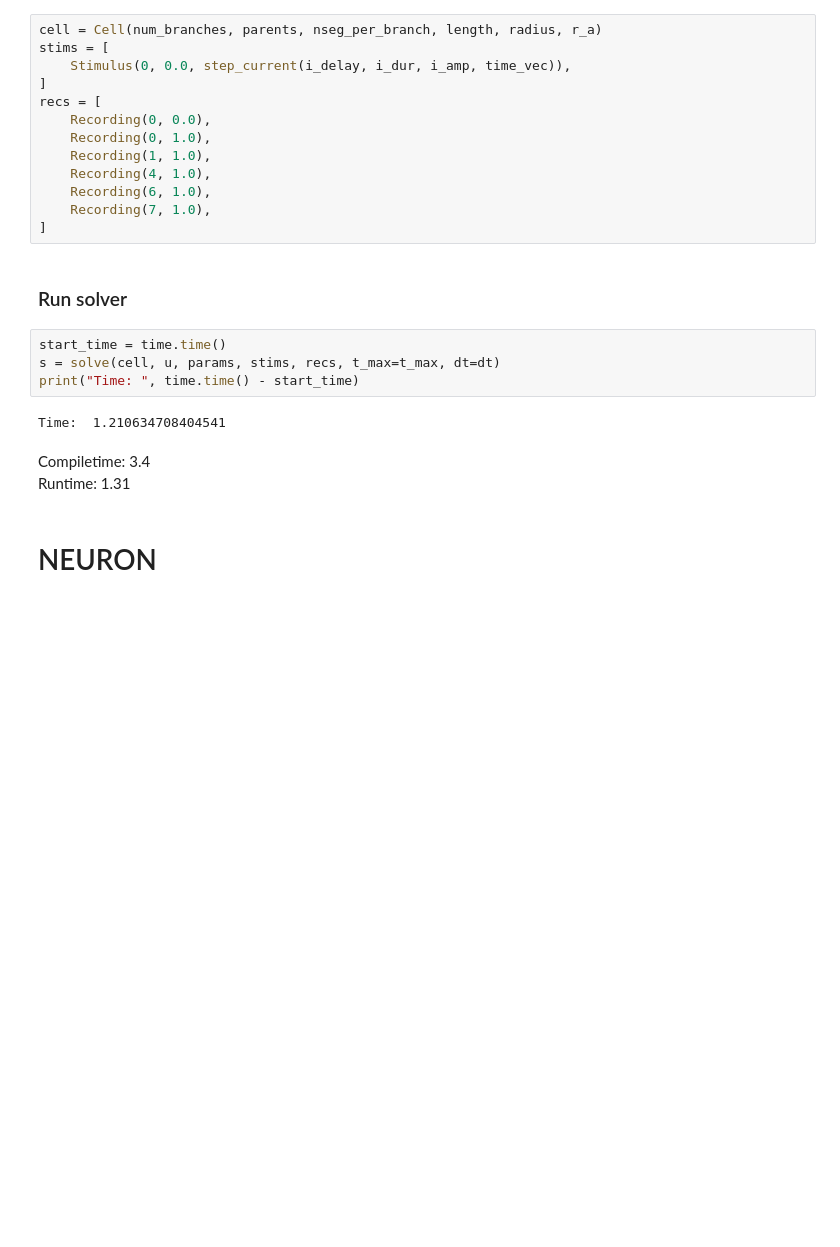
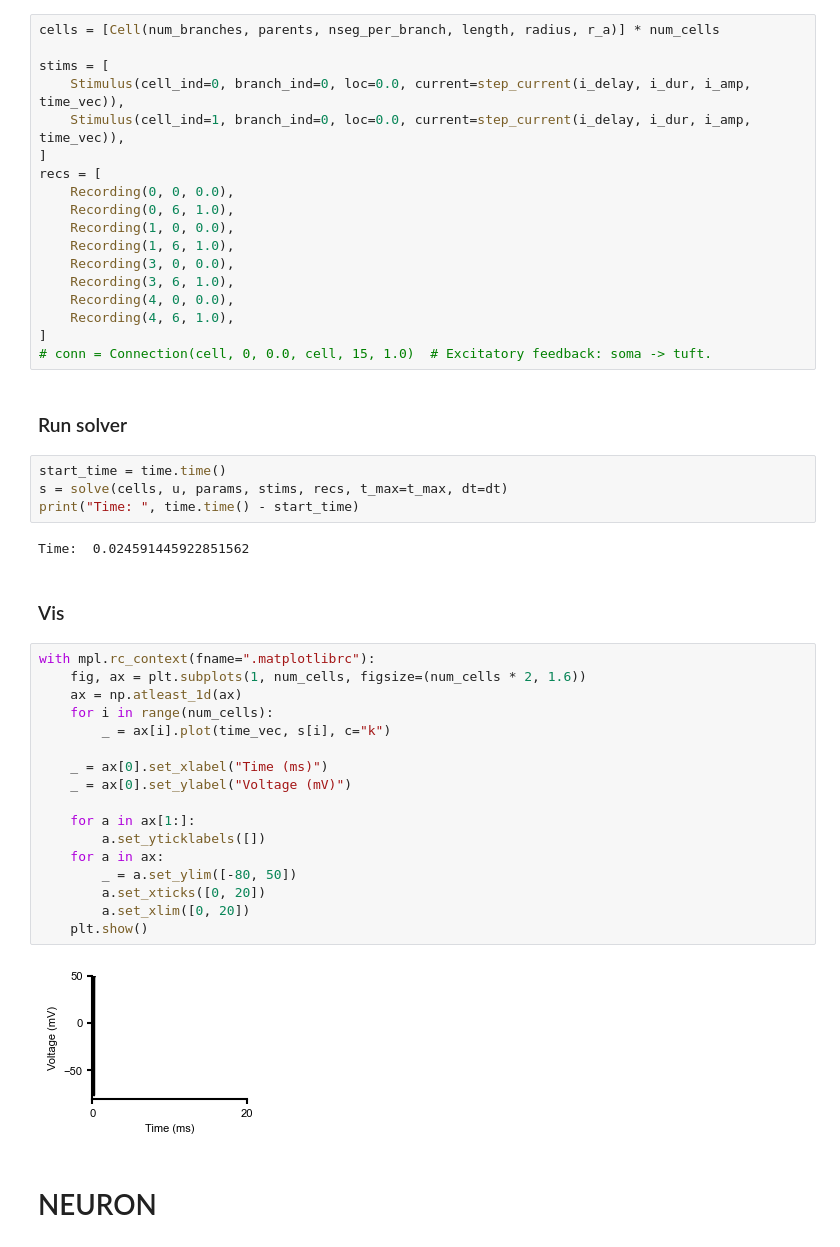
Before and after one commit to jaxleyverse/jaxley, a Jupyter notebook: notebooks/01_demo_branched.ipynb, the cells around one changed output. Cells and saved outputs as stored; diff of their text form; blank space fills up the shorter version.

Commit message:
Multiple cells; not working

```diff
--- a/notebooks/01_demo_branched.ipynb
+++ b/notebooks/01_demo_branched.ipynb
@@ -56,29 +59,52 @@ t_max = 20.0  # ms
 # %%
 time_vec = jnp.arange(0, t_max+dt, dt)
 # %%
-cell = Cell(num_branches, parents, nseg_per_branch, length, radius, r_a)
+cells = [Cell(num_branches, parents, nseg_per_branch, length, radius, r_a)] * num_cells
+
 stims = [
-    Stimulus(0, 0.0, step_current(i_delay, i_dur, i_amp, time_vec)),
+    Stimulus(cell_ind=0, branch_ind=0, loc=0.0, current=step_current(i_delay, i_dur, i_amp, time_vec)),
+    Stimulus(cell_ind=1, branch_ind=0, loc=0.0, current=step_current(i_delay, i_dur, i_amp, time_vec)),
 ]
 recs = [
-    Recording(0, 0.0),
-    Recording(0, 1.0),
-    Recording(1, 1.0),
-    Recording(4, 1.0),
-    Recording(6, 1.0),
-    Recording(7, 1.0),
+    Recording(0, 0, 0.0),
+    Recording(0, 6, 1.0),
+    Recording(1, 0, 0.0),
+    Recording(1, 6, 1.0),
+    Recording(3, 0, 0.0),
+    Recording(3, 6, 1.0),
+    Recording(4, 0, 0.0),
+    Recording(4, 6, 1.0),
 ]
+# conn = Connection(cell, 0, 0.0, cell, 15, 1.0)  # Excitatory feedback: soma -> tuft.
 # %% [markdown]
 ### Run solver
 # %%
 start_time = time.time()
-s = solve(cell, u, params, stims, recs, t_max=t_max, dt=dt)
+s = solve(cells, u, params, stims, recs, t_max=t_max, dt=dt)
 print("Time: ", time.time() - start_time)
 # %% [output]
-Time:  1.210634708404541
+Time:  0.024591445922851562
-# %% [markdown]
-Compiletime: 3.4
-Runtime: 1.31
+# %% [markdown]
+### Vis
+# %%
+with mpl.rc_context(fname=".matplotlibrc"):
+    fig, ax = plt.subplots(1, num_cells, figsize=(num_cells * 2, 1.6))
+    ax = np.atleast_1d(ax)
+    for i in range(num_cells):
+        _ = ax[i].plot(time_vec, s[i], c="k")
+
+    _ = ax[0].set_xlabel("Time (ms)")
+    _ = ax[0].set_ylabel("Voltage (mV)")
+
+    for a in ax[1:]:
+        a.set_yticklabels([])
+    for a in ax:
+        _ = a.set_ylim([-80, 50])
+        a.set_xticks([0, 20])
+        a.set_xlim([0, 20])
+    plt.show()
+# %% [output]
+[figure, added]
 # %% [markdown]
 # NEURON
 # %%
```
Also changed, not shown: parts of 4 cells of this notebook, 4 other files.
